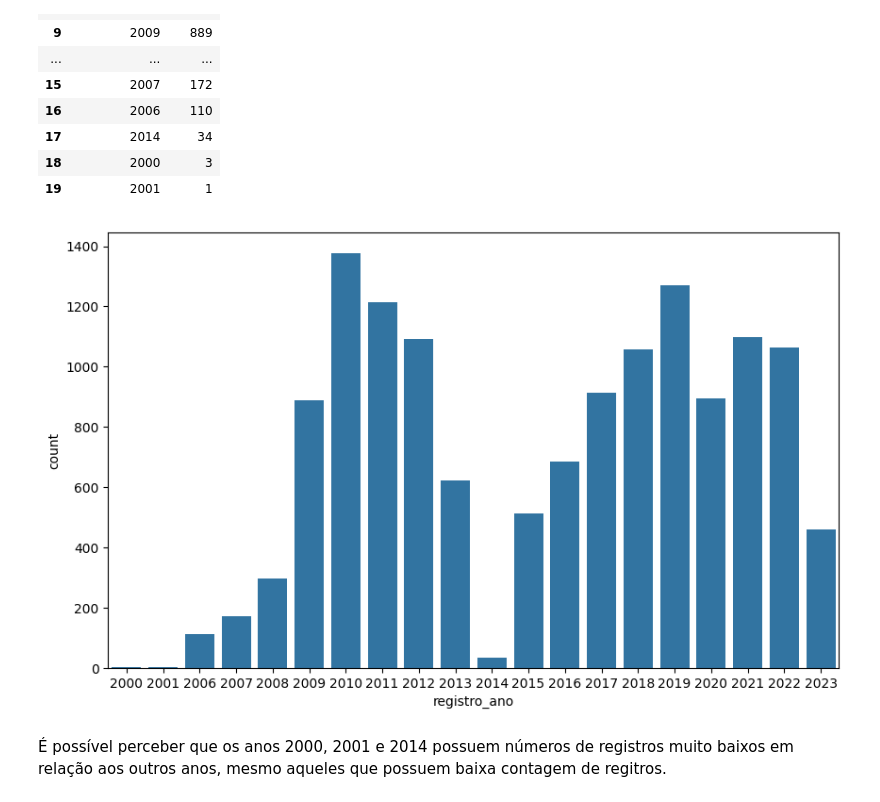
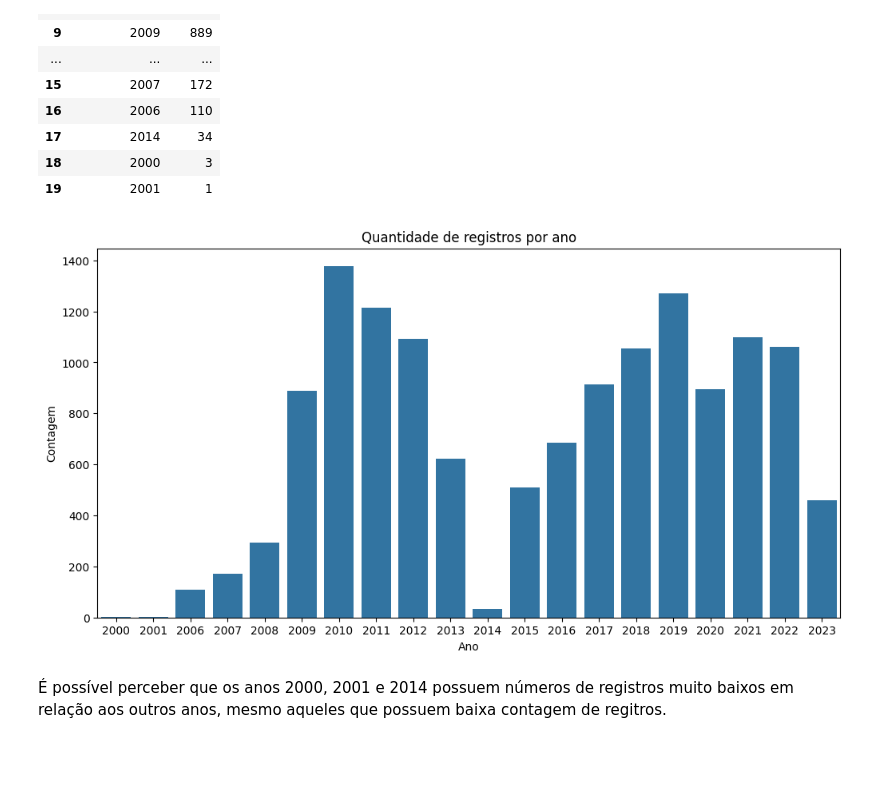
Before and after one commit to mariabrandaob/PCD-2-IBAMA, a Jupyter notebook: PCD_2_IBAMA.ipynb, the cells around one changed output. Cells and saved outputs as stored; diff of their text form; code cells hidden in the pictures; blank space fills up the shorter version.

```diff
--- a/PCD_2_IBAMA.ipynb
+++ b/PCD_2_IBAMA.ipynb
@@ -571,11 +583,14 @@ bar_df2
 | 18 | 2000 | 3 |
 | 19 | 2001 | 1 |
 # %%
-plt.figure(figsize=(10,6))
+plt.figure(figsize=(12,6))
 ax = sns.barplot(bar_df2, x=bar_df2['registro_ano'], y=bar_df2['count'])
+plt.xlabel("Ano")
+plt.ylabel("Contagem")
+plt.title("Quantidade de registros por ano")
 plt.show()
 # %% [output]
-[figure, old version]
+[figure, new version]
 # %% [markdown]
 É possível perceber que os anos 2000, 2001 e 2014 possuem números de registros muito baixos em relação aos outros anos, mesmo aqueles que possuem baixa contagem de regitros.
 # %% [markdown]
```
Also changed, not shown: parts of 21 cells of this notebook.
